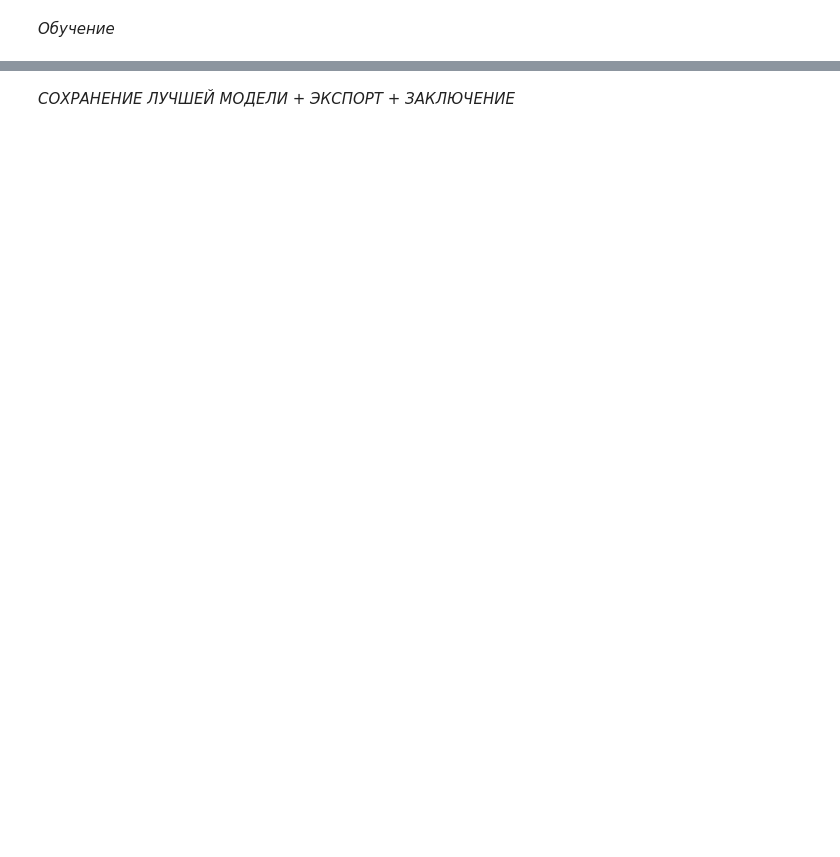
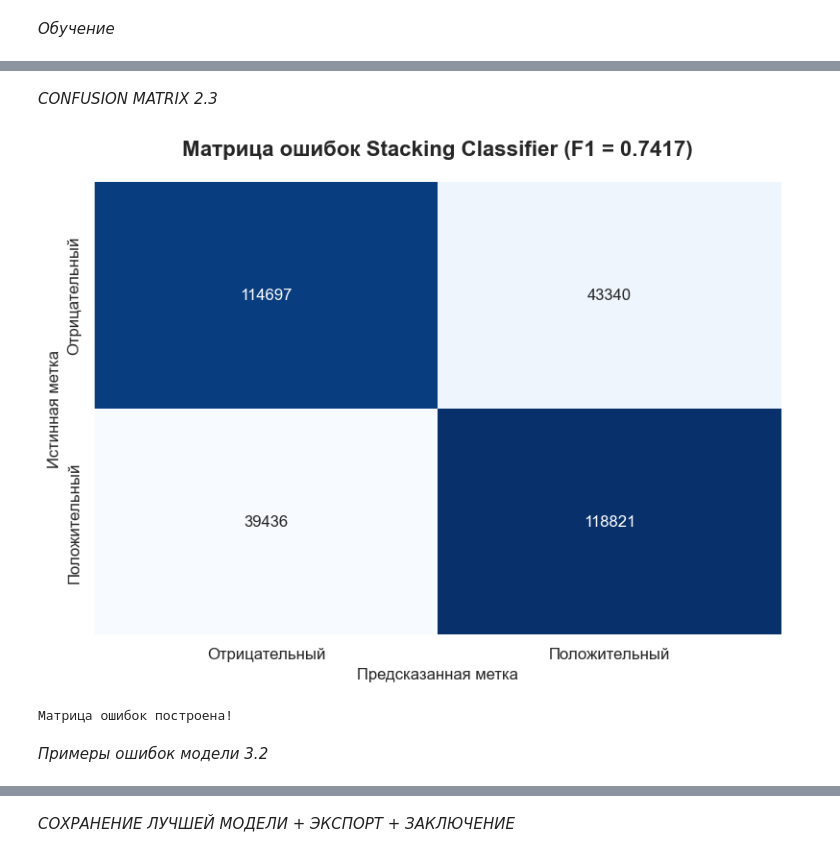
Before and after one commit to Slavik993/KR_MO_Shebanov, a Jupyter notebook: Analiz_messages_socialmedia.ipynb, the cells around one changed output, grey strips where cells are left out. Drawn from its saved outputs; the diff is of its cells as text; code cells hidden in the pictures; blank space fills up the shorter version.

```diff
--- a/Analiz_messages_socialmedia.ipynb
+++ b/Analiz_messages_socialmedia.ipynb
@@ -753 +753,32 @@ print("-"*110)
 --------------------------------------------------------------------------------------------------------------
+# %% [markdown]
+*CONFUSION MATRIX 2.3*
+# %%
+from sklearn.metrics import confusion_matrix
+import seaborn as sns
+import matplotlib.pyplot as plt
+
+
+best_pred = stacking.predict(X_test)
+
+
+cm = confusion_matrix(y_test, best_pred)
+
+plt.figure(figsize=(8, 6))
+sns.heatmap(cm, annot=True, fmt='d', cmap='Blues',
+            xticklabels=['Отрицательный', 'Положительный'],
+            yticklabels=['Отрицательный', 'Положительный'],
+            cbar=False)
+plt.title(f'Матрица ошибок Stacking Classifier (F1 = {f1_score(y_test, best_pred):.4f})',
+          fontsize=16, fontweight='bold', pad=20)
+plt.xlabel('Предсказанная метка', fontsize=12)
+plt.ylabel('Истинная метка', fontsize=12)
+plt.tight_layout()
+plt.show()
+
+print("Матрица ошибок построена!")
+# %% [output]
+[figure, added]
+Матрица ошибок построена!
+# %% [markdown]
+*Примеры ошибок модели 3.2*
```
Also changed, not shown: parts of 12 cells of this notebook, 3 other files.
